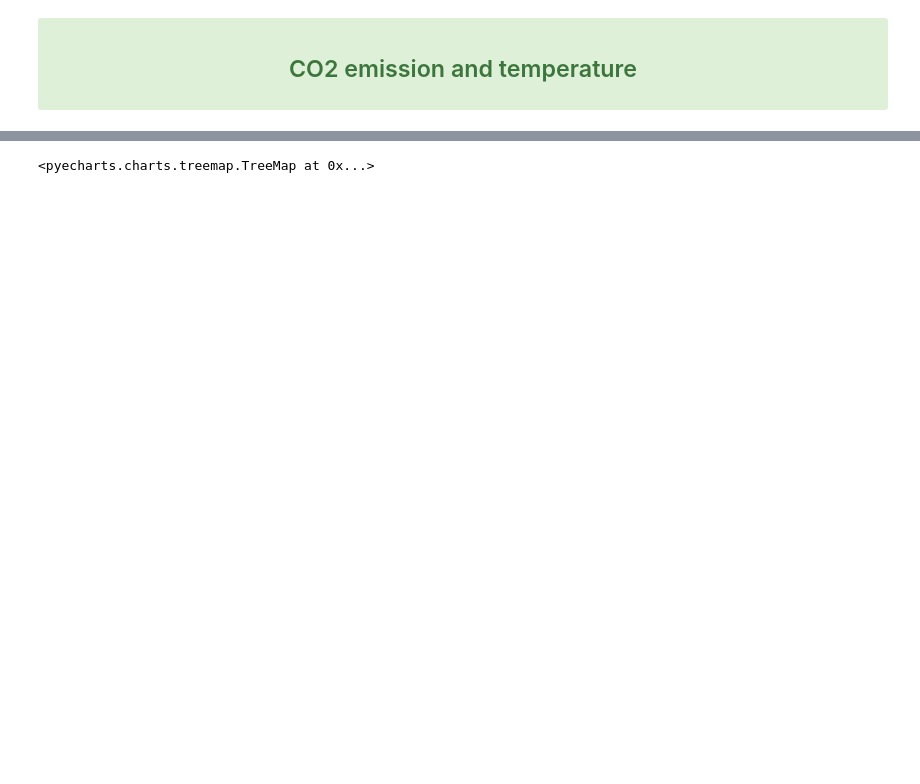
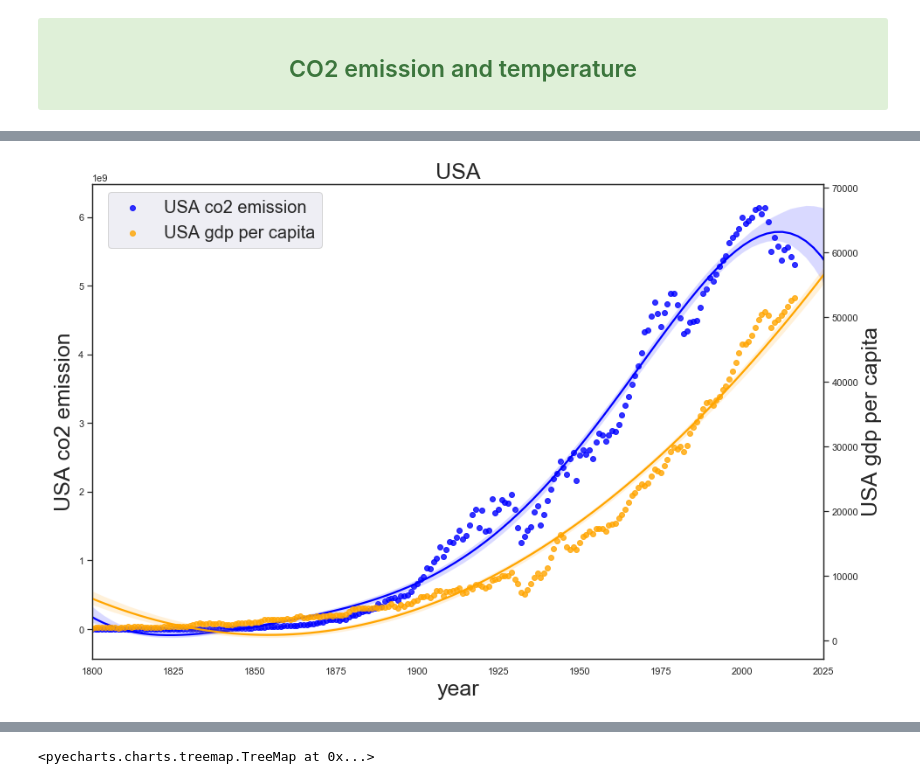
Before and after one commit to yueyang1101/ece143team15, a Jupyter notebook: visualizationcode.ipynb, the cells around one changed output, grey strips where cells are left out. Saved outputs shown, nothing was run; the diff lists cells and outputs as text; code cells hidden in the pictures; blank space fills up the shorter version.

```diff
--- a/visualizationcode.ipynb
+++ b/visualizationcode.ipynb
@@ -124,0 +123,31 @@ plt.show()
+# %%
+USAdf=pd.read_csv("VisualizationData/USA-co2-gdp.csv")
+Chinadf=pd.read_csv("VisualizationData/China-co2-gdp.csv")
+Germanydf=pd.read_csv("VisualizationData/Germany-co2-gdp.csv")
+Indiadf=pd.read_csv("VisualizationData/India-co2-gdp.csv")
+Japandf=pd.read_csv("VisualizationData/Japan-co2-gdp.csv")
+Russiadf=pd.read_csv("VisualizationData/Russia-co2-gdp.csv")
+Brazildf=pd.read_csv("VisualizationData/Brazil-co2-gdp.csv")
+# %%
+sns.set(style="white")
+fig, ax=plt.subplots()
+fig.set_size_inches(15, 10)
+ax2=ax.twinx()
+
+sns.set(color_codes=True)
+cmap = sns.cubehelix_palette(dark=.0, light=.8, as_cmap=True)
+sns.regplot(x="year", y="USA co2 emission", data=USAdf, ax=ax, order=5, color="blue", marker="o", label="USA co2 emission")
+sns.regplot(x="year", y="USA gdp", data=USAdf, ax=ax2, order=2, color="orange", marker="o", label="USA gdp per capita")
+fig.legend(loc=2, bbox_to_anchor=(0.065, 0.83), prop = {'size':20})
+
+plt.title("USA", fontsize=25)
+plt.xlim(1800, 2025)
+ax.set_ylabel('USA co2 emission',fontsize=25)
+ax2.set_ylabel('USA gdp per capita',fontsize=25)
+ax.set_xlabel('year',fontsize=25)
+
+
+plt.savefig('VisualizationImage/USAco2emission-gdp.jpg', bbox_inches='tight')
+plt.show()
+# %% [output]
+[figure, added]
```
Also changed, not shown: parts of 11 cells of this notebook, 31 other files.
